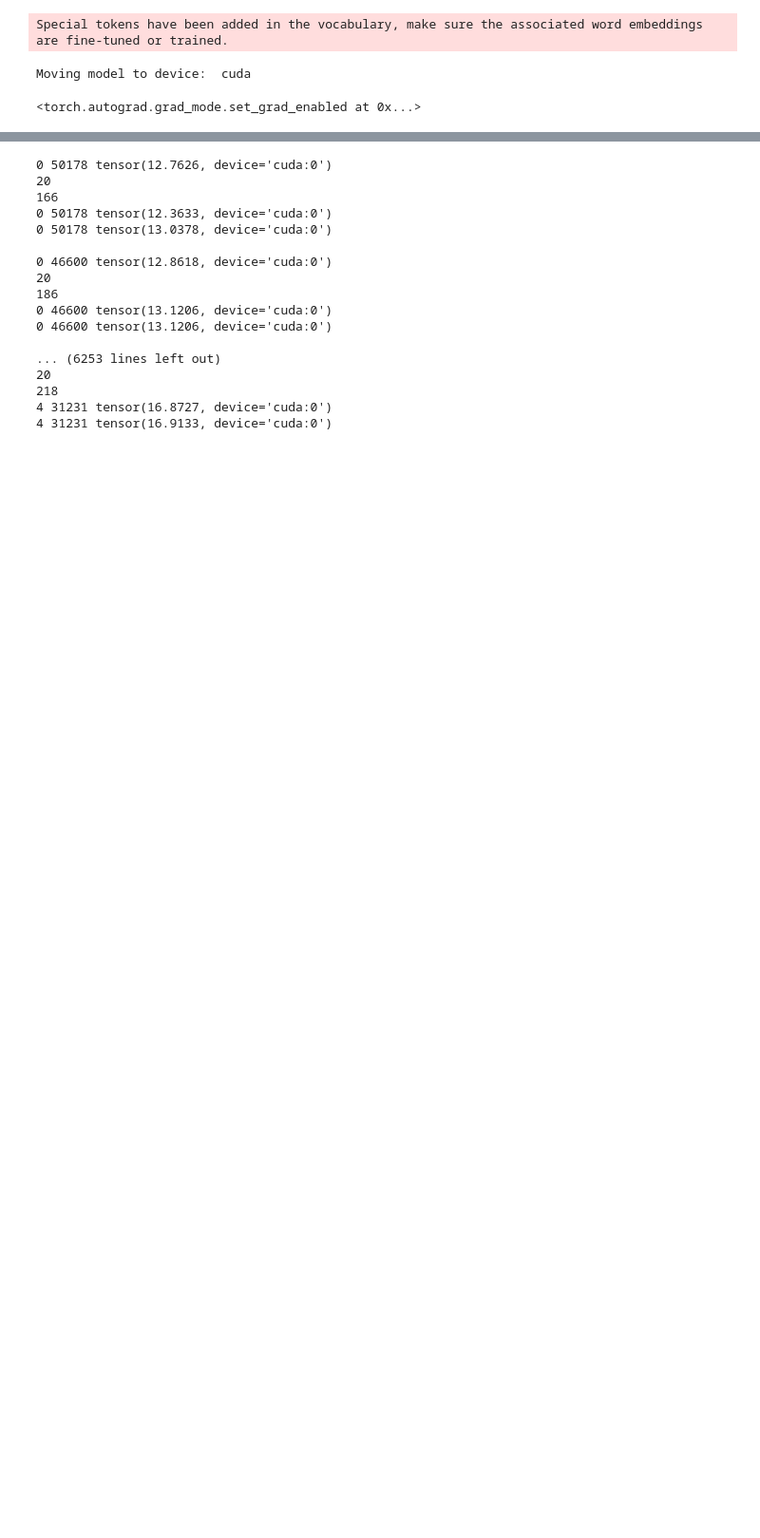
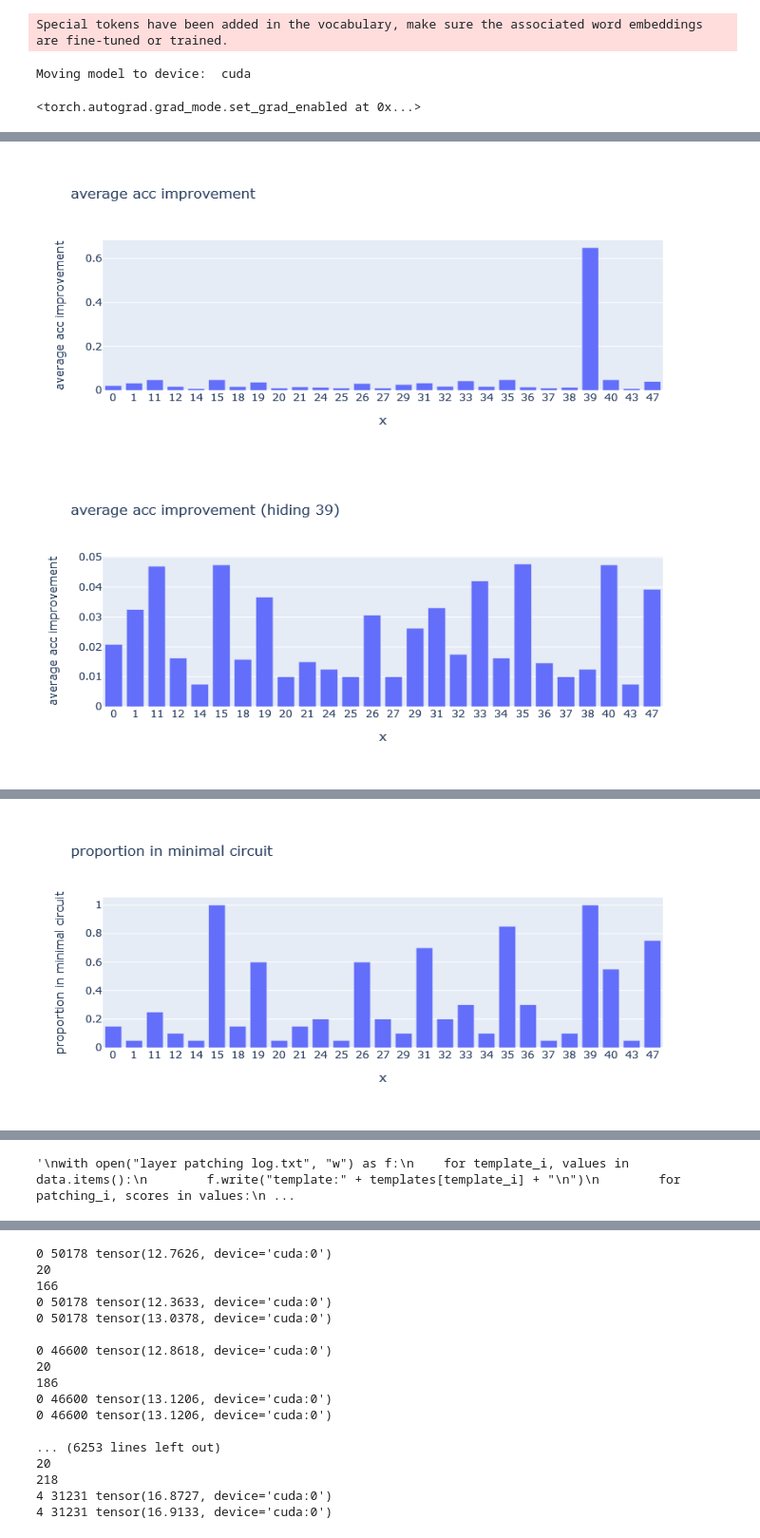
Before and after one commit to Phylliida/mamba_interp, a Jupyter notebook: IOI Patching.ipynb, the cells around one changed output, grey strips where cells are left out. Shown at 95% size. Cells and saved outputs as stored; diff of their text form; code cells hidden in the pictures; blank space fills up the shorter version.

```diff
--- a/IOI Patching.ipynb
+++ b/IOI Patching.ipynb
@@ -252,0 +276,74 @@ with open("itemsb.ayy", "wb") as f:
+# %%
+import pickle
+with open("itemsb.ayy", "rb") as f:
+    data = pickle.load(f)
+
+patching_formats = list(get_all_single_name_abc_patching_formats())
+templates = ABC_TEMPLATES
+
+layer_improvements = defaultdict(lambda: 0)
+layer_counts = defaultdict(lambda: 0)
+
+total = 0
+for template_i, values in data.items():
+    for patching_i, scores in values:
+        prev_score = 0.0
+        total += 1
+        for score, layer in scores:
+            improvement = score - prev_score
+            prev_score = score
+            layer_improvements[layer] += improvement
+            layer_counts[layer] += 1
+
+for layer, count in list(layer_counts.items()):
+    layer_improvements[layer] = layer_improvements[layer] / float(count)
+
+def bar_chart(data, x_labels, y_label, title, font_size=None):
+    import pandas as pd
+    import plotly.express as px
+    # it requires a pandas dict with the columns and rows named, annoying
+    # by default rows and columns are named with ints so we relabel them accordingly
+    renames = dict([(i, x_labels[i]) for i in range(len(x_labels))])
+    ps = pd.DataFrame(data.cpu().numpy()).rename(renames, axis='rows').rename({0: y_label}, axis='columns')
+    fig = px.bar(ps, y=y_label, x=x_labels, title=title)
+    if not font_size is None:
+        fig.update_layout(
+          xaxis = dict(
+            tickmode='array',
+            tickvals = x_labels,
+            ticktext = x_labels,
+            ),
+           font=dict(size=font_size, color="black"))
+
+        #fig.update_xaxes(title_font=dict(size=font_size))
+
+    fig.show()
+
+
+layer_improvements = list(layer_improvements.items())
+layer_improvements.sort(key=lambda x: x[0])
+for k,v in layer_improvements:
+    print(k,v)
+
+bar_chart(torch.tensor([x[1] for x in layer_improvements]), x_labels=[str(x[0]) for x in layer_improvements], y_label='average acc improvement', title='average acc improvement')
+bar_chart(torch.tensor([x[1] for x in layer_improvements if not x[0] == 39]), x_labels=[str(x[0]) for x in layer_improvements if not x[0] == 39], y_label='average acc improvement', title='average acc improvement (hiding 39)')
+
+layer_counts = list(layer_counts.items())
+layer_counts.sort(key=lambda x: x[0])
+for k,v in layer_counts:
+    print(k,v)
+
+bar_chart(torch.tensor([x[1]/float(total) for x in layer_counts]), x_labels=[str(x[0]) for x in layer_counts], y_label='proportion in minimal circuit', title='proportion in minimal circuit')
+bar_chart(torch.tensor([x[1]/float(total) for x in layer_counts if not x[0] == 39]), x_labels=[str(x[0]) for x in layer_counts if not x[0] == 39], y_label='proportion in minimal circuit', title='proportion in minimal circuit (hiding 39)')
+
+'''
+with open("layer patching log.txt", "w") as f:
+    for template_i, values in data.items():
+        f.write("template:" + templates[template_i] + "\n")
+        for patching_i, scores in values:
+            f.write("  patching:" + "\n")
+            for line in patching_formats[patching_i].split("\n"):
+                f.write("    " + line + "\n")
+            f.write(f"  {scores}" + "\n")
+'''
+# %% [output]
@@ -252,0 +367,2 @@ with open("itemsb.ayy", "wb") as f:
+[figure, added]
+[figure, added]
@@ -252,0 +386 @@ with open("itemsb.ayy", "wb") as f:
+[figure, added]
@@ -253,3 +388,4 @@ with open("itemsb.ayy", "wb") as f:
+'\nwith open("layer patching log.txt", "w") as f:\n    for template_i, values in data.items():\n        f.write("template:" + templates[template_i] + "\n")\n        for patching_i, scores in values:\n ...
 # %%
 import plotly.express as px
 import transformer_lens.utils as utils
```
Also changed, not shown: parts of 12 cells of this notebook, 2 other files.
